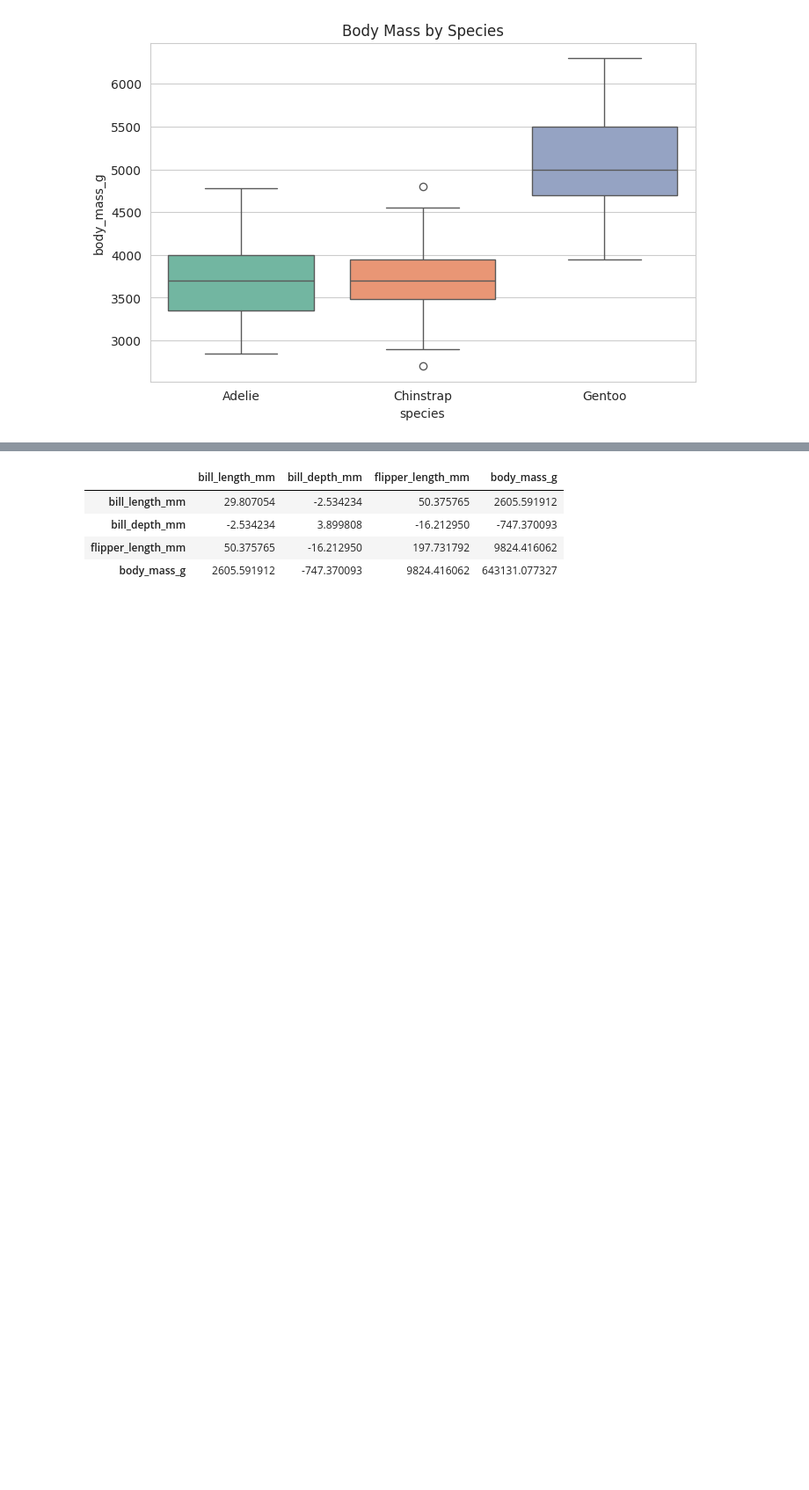
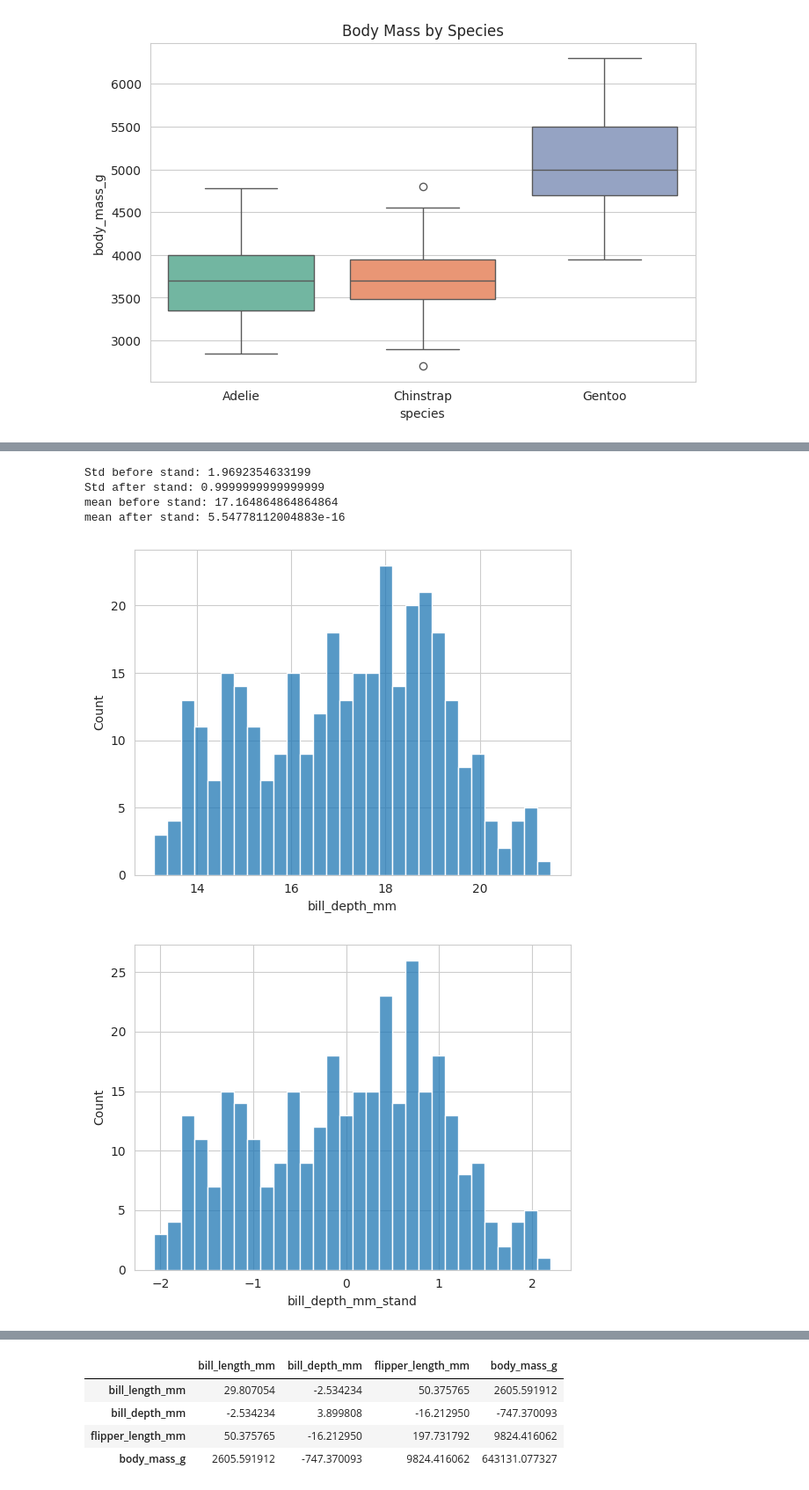
Before and after one commit to AbdulrahmanB-25/Understanding_Data_using_Statistics, a Jupyter notebook: Understanding_Data_using_Statistics.ipynb, the cells around one changed output, grey strips where cells are left out. Shown at 88% size. Cells and saved outputs as stored; diff of their text form; code cells hidden in the pictures; blank space fills up the shorter version.

```diff
--- a/Understanding_Data_using_Statistics.ipynb
+++ b/Understanding_Data_using_Statistics.ipynb
@@ -117,0 +139,22 @@ Passing `palette` without assigning `hue` is deprecated and will be removed in v
+# %%
+#here we do standerzation and showing std dev before and after
+mean = new_df["bill_depth_mm"].mean()
+std = new_df["bill_depth_mm"].std()
+new_df["bill_depth_mm_stand"] = (new_df["bill_depth_mm"] - mean)/std
+print(f"Std before stand: {std}")
+print(f"Std after stand: {new_df["bill_depth_mm_stand"].std()}")
+print(f"mean before stand: {mean}")
+print(f"mean after stand: {new_df["bill_depth_mm_stand"].mean()}")
+# %% [output]
+Std before stand: 1.9692354633199
+Std after stand: 0.9999999999999999
+mean before stand: 17.164864864864864
+mean after stand: 5.54778112004883e-16
+# %%
+sns.histplot(data=new_df["bill_depth_mm"],bins=30)
+plt.show()
+sns.histplot(data=new_df["bill_depth_mm_stand"],bins=30)
+plt.show()
+# %% [output]
+[figure, added]
+[figure, added]
```
Also changed, not shown: parts of 7 cells of this notebook.
